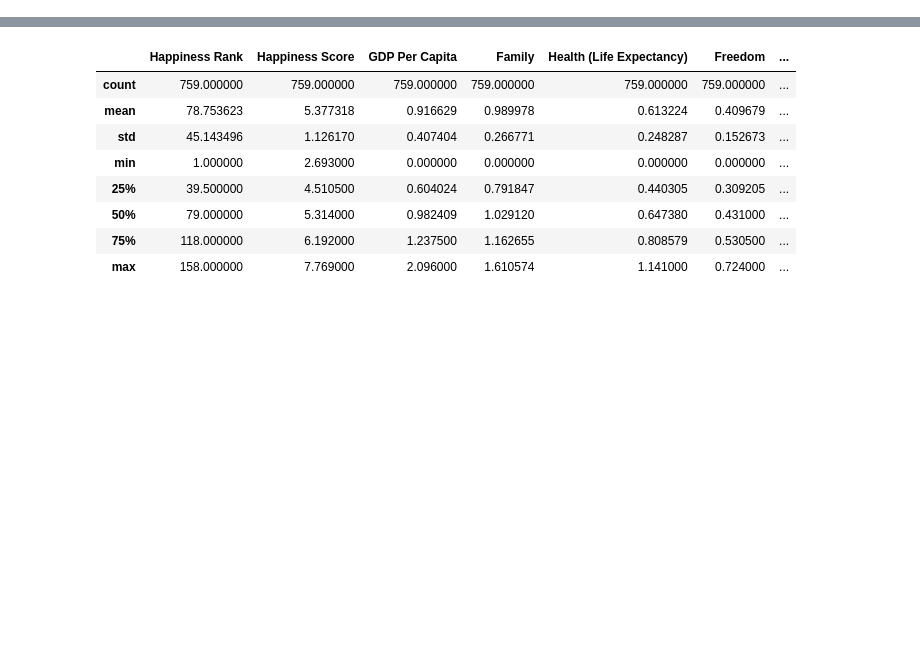
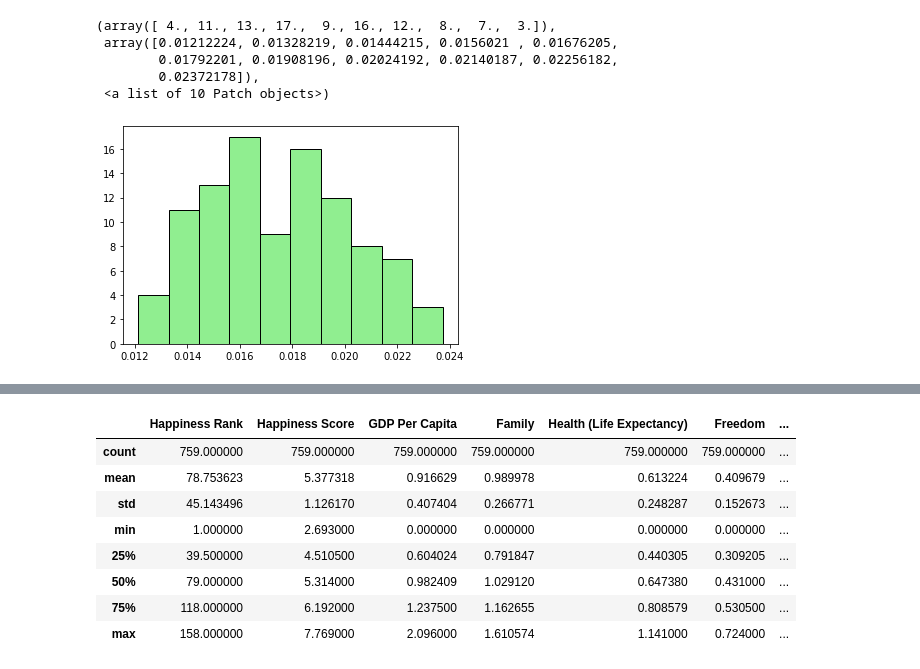
Before and after one commit to simrankgill/NSF_Mini_Project, a Jupyter notebook: WorldHappiness.ipynb, the cells around one changed output, grey strips where cells are left out. Saved outputs shown, nothing was run; the diff lists cells and outputs as text; code cells hidden in the pictures; blank space fills up the shorter version.

```diff
--- a/WorldHappiness.ipynb
+++ b/WorldHappiness.ipynb
@@ -222,0 +129,10 @@ DF2019.sample(20)
+# %%
+mse = train_test(X,Y,LR())
+plt.hist(mse,edgecolor="black",color="lightgreen")
+# %% [output]
+(array([ 4., 11., 13., 17.,  9., 16., 12.,  8.,  7.,  3.]),
+ array([0.01212224, 0.01328219, 0.01444215, 0.0156021 , 0.01676205,
+        0.01792201, 0.01908196, 0.02024192, 0.02140187, 0.02256182,
+        0.02372178]),
+ <a list of 10 Patch objects>)
+[figure, added]
```
Also changed, not shown: parts of 21 cells of this notebook.
